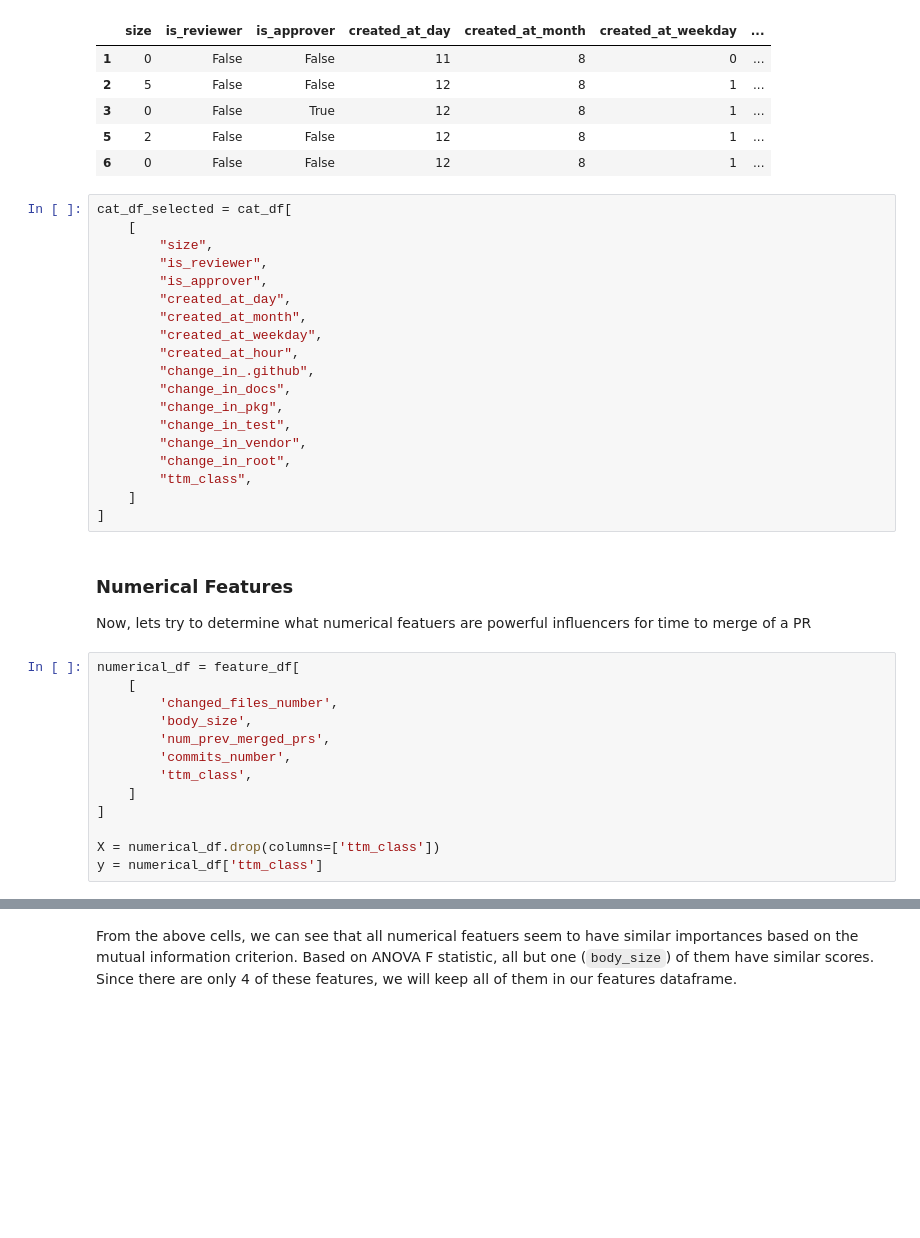
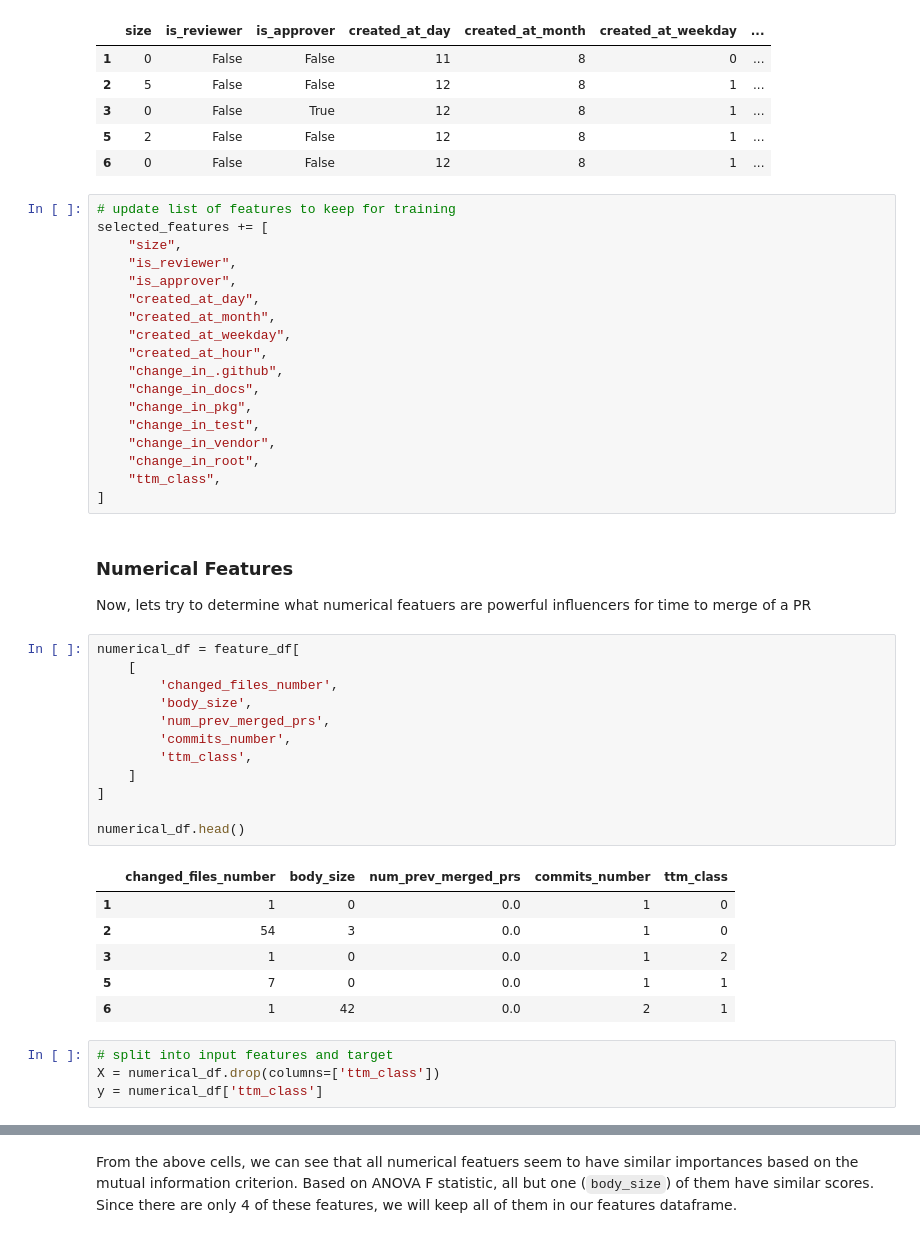
Before and after one commit to chauhankaranraj/ocp-ci-analysis, a Jupyter notebook: notebooks/data-sources/oc-github-repo/github_PR_EDA.ipynb, the cells around one changed output, grey strips where cells are left out. Saved outputs shown, nothing was run; the diff lists cells and outputs as text; blank space fills up the shorter version.

```diff
--- a/notebooks/data-sources/oc-github-repo/github_PR_EDA.ipynb
+++ b/notebooks/data-sources/oc-github-repo/github_PR_EDA.ipynb
@@ -1099,23 +1074,22 @@ cat_df.head()
 | 5 | 2 | False | False | 12 | 8 | 1 | ... |
 | 6 | 0 | False | False | 12 | 8 | 1 | ... |
 # %%
-cat_df_selected = cat_df[
-    [
-        "size",
-        "is_reviewer",
-        "is_approver",
-        "created_at_day",
-        "created_at_month",
-        "created_at_weekday",
-        "created_at_hour",
-        "change_in_.github",
-        "change_in_docs",
-        "change_in_pkg",
-        "change_in_test",
-        "change_in_vendor",
-        "change_in_root",
-        "ttm_class",
-    ]
+# update list of features to keep for training
+selected_features += [
+    "size",
+    "is_reviewer",
+    "is_approver",
+    "created_at_day",
+    "created_at_month",
+    "created_at_weekday",
+    "created_at_hour",
+    "change_in_.github",
+    "change_in_docs",
+    "change_in_pkg",
+    "change_in_test",
+    "change_in_vendor",
+    "change_in_root",
+    "ttm_class",
 ]
 # %% [markdown]
 ### Numerical Features
@@ -1124,15 +1098,25 @@ Now, lets try to determine what numerical featuers are powerful influencers for
 # %%
 numerical_df = feature_df[
     [
         'changed_files_number',
         'body_size',
         'num_prev_merged_prs',
         'commits_number',
         'ttm_class',
     ]
 ]
 
-X = numerical_df.drop(columns=['ttm_class'])
-y = numerical_df['ttm_class']
+numerical_df.head()
+# %% [output]
+|  | changed_files_number | body_size | num_prev_merged_prs | commits_number | ttm_class |
+| 1 | 1 | 0 | 0.0 | 1 | 0 |
+| 2 | 54 | 3 | 0.0 | 1 | 0 |
+| 3 | 1 | 0 | 0.0 | 1 | 2 |
+| 5 | 7 | 0 | 0.0 | 1 | 1 |
+| 6 | 1 | 42 | 0.0 | 2 | 1 |
+# %%
+# split into input features and target
+X = numerical_df.drop(columns=['ttm_class'])
+y = numerical_df['ttm_class']
 # %%
 # create k best feature selector object based on mutual information
```
Also changed, not shown: parts of 32 cells of this notebook.
